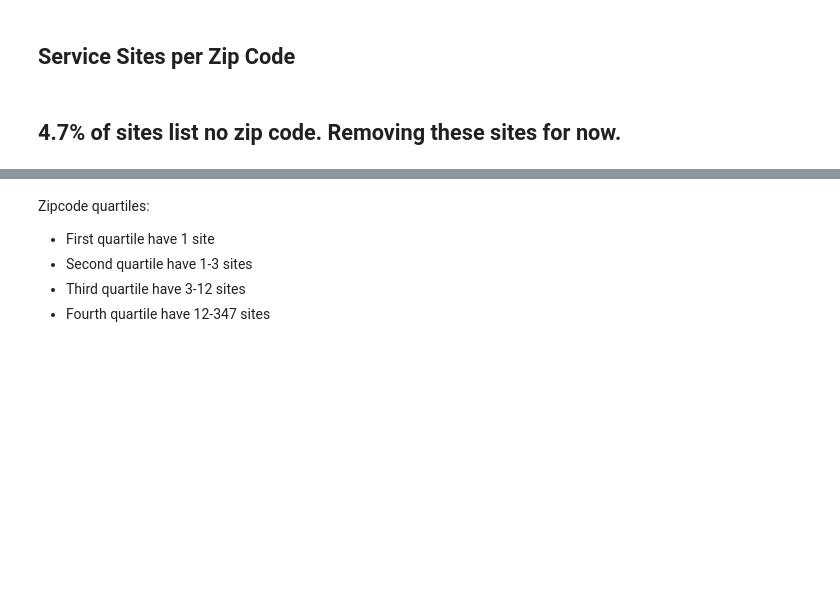
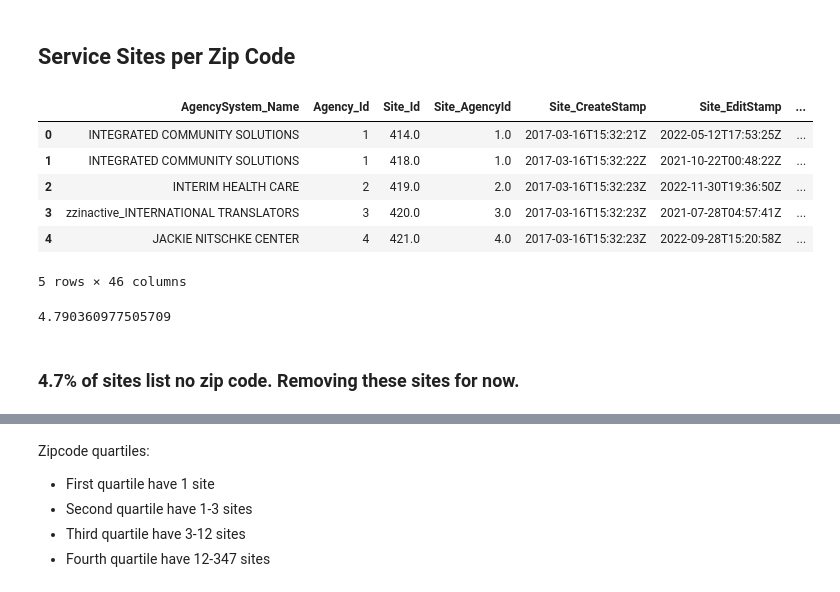
Before and after one commit to datakind/uwwi-datadive-dec-22, a Jupyter notebook: Cold zone identification/Service sites per zip code.ipynb, the cells around one changed output, grey strips where cells are left out. Cells and saved outputs as stored; diff of their text form; code cells hidden in the pictures; blank space fills up the shorter version.

```diff
--- a/Cold zone identification/Service sites per zip code.ipynb
+++ b/Cold zone identification/Service sites per zip code.ipynb
@@ -105,6 +140,14 @@ Finally, let's reflect into the next questions before using this dataset for our
 # %% [markdown]
 ## Service Sites per Zip Code ##
 # %%
-sites = pd.read_csv('uwwi_dataset_sites.csv')
+sites = pd.read_csv('../uwwi_datasets/uwwi_dataset_sites_encoded.csv')
 sites.head()
+# %% [output]
+|  | AgencySystem_Name | Agency_Id | Site_Id | Site_AgencyId | Site_CreateStamp | Site_EditStamp | ... |
+| 0 | INTEGRATED COMMUNITY SOLUTIONS | 1 | 414.0 | 1.0 | 2017-03-16T15:32:21Z | 2022-05-12T17:53:25Z | ... |
+| 1 | INTEGRATED COMMUNITY SOLUTIONS | 1 | 418.0 | 1.0 | 2017-03-16T15:32:22Z | 2021-10-22T00:48:22Z | ... |
+| 2 | INTERIM HEALTH CARE | 2 | 419.0 | 2.0 | 2017-03-16T15:32:23Z | 2022-11-30T19:36:50Z | ... |
+| 3 | zzinactive_INTERNATIONAL TRANSLATORS | 3 | 420.0 | 3.0 | 2017-03-16T15:32:23Z | 2021-07-28T04:57:41Z | ... |
+| 4 | JACKIE NITSCHKE CENTER | 4 | 421.0 | 4.0 | 2017-03-16T15:32:23Z | 2022-09-28T15:20:58Z | ... |
+5 rows × 46 columns
 # %%
@@ -112,7 +155,9 @@ sites_zip = sites[['Agency_Id', 'SiteAddressus_SiteAddressus_zip']]
 # %%
-sites_zip.isna().sum()
+sites_zip['SiteAddressus_SiteAddressus_zip'].isna().sum()/len(sites_zip)*100
+# %% [output]
+4.790360977505709
 # %% [markdown]
-## 4.7% of sites list no zip code. Removing these sites for now. ##
+### 4.7% of sites list no zip code. Removing these sites for now. ##
 # %%
 sites_zip = sites_zip.dropna()
 # %%
```
Also changed, not shown: parts of 43 cells of this notebook, 6 other files.
